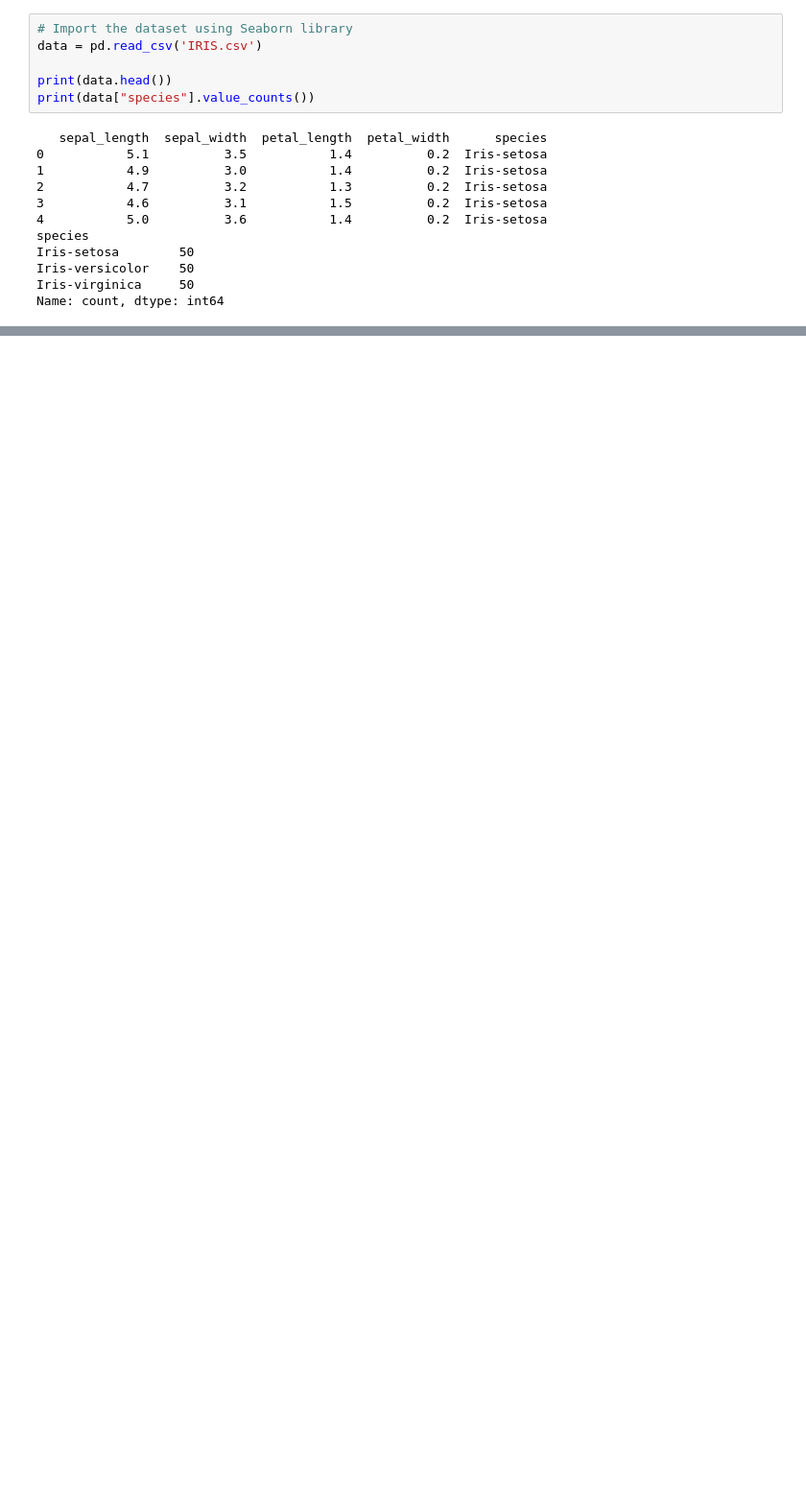
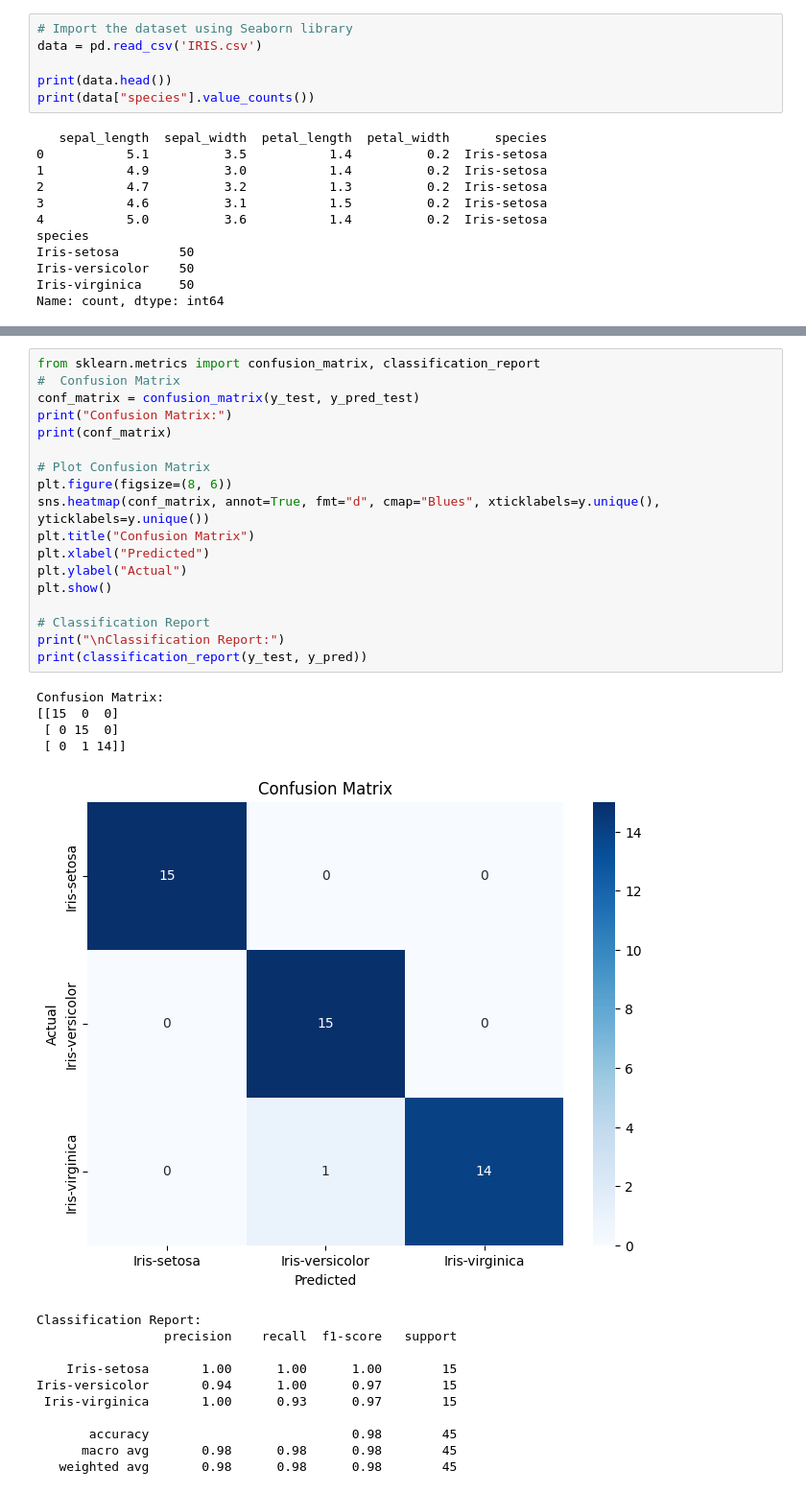
Before and after one commit to machinelearningsite/hands-on-ml, a Jupyter notebook: svm/main.ipynb, the cells around one changed output, grey strips where cells are left out. Shown at 96% size. Saved outputs shown, nothing was run; the diff lists cells and outputs as text; blank space fills up the shorter version.

```diff
--- a/svm/main.ipynb
+++ b/svm/main.ipynb
@@ -57,0 +114,34 @@ Name: count, dtype: int64
+# %%
+from sklearn.metrics import confusion_matrix, classification_report
+#  Confusion Matrix
+conf_matrix = confusion_matrix(y_test, y_pred_test)
+print("Confusion Matrix:")
+print(conf_matrix)
+
+# Plot Confusion Matrix
+plt.figure(figsize=(8, 6))
+sns.heatmap(conf_matrix, annot=True, fmt="d", cmap="Blues", xticklabels=y.unique(), yticklabels=y.unique())
+plt.title("Confusion Matrix")
+plt.xlabel("Predicted")
+plt.ylabel("Actual")
+plt.show()
+
+# Classification Report
+print("\nClassification Report:")
+print(classification_report(y_test, y_pred))
+# %% [output]
+Confusion Matrix:
+[[15  0  0]
+ [ 0 15  0]
+ [ 0  1 14]]
+[figure, added]
+Classification Report:
+                 precision    recall  f1-score   support
+
+    Iris-setosa       1.00      1.00      1.00        15
+Iris-versicolor       0.94      1.00      0.97        15
+ Iris-virginica       1.00      0.93      0.97        15
+
+       accuracy                           0.98        45
+      macro avg       0.98      0.98      0.98        45
+   weighted avg       0.98      0.98      0.98        45
```
Also changed, not shown: parts of 8 cells of this notebook, 5 other files.
